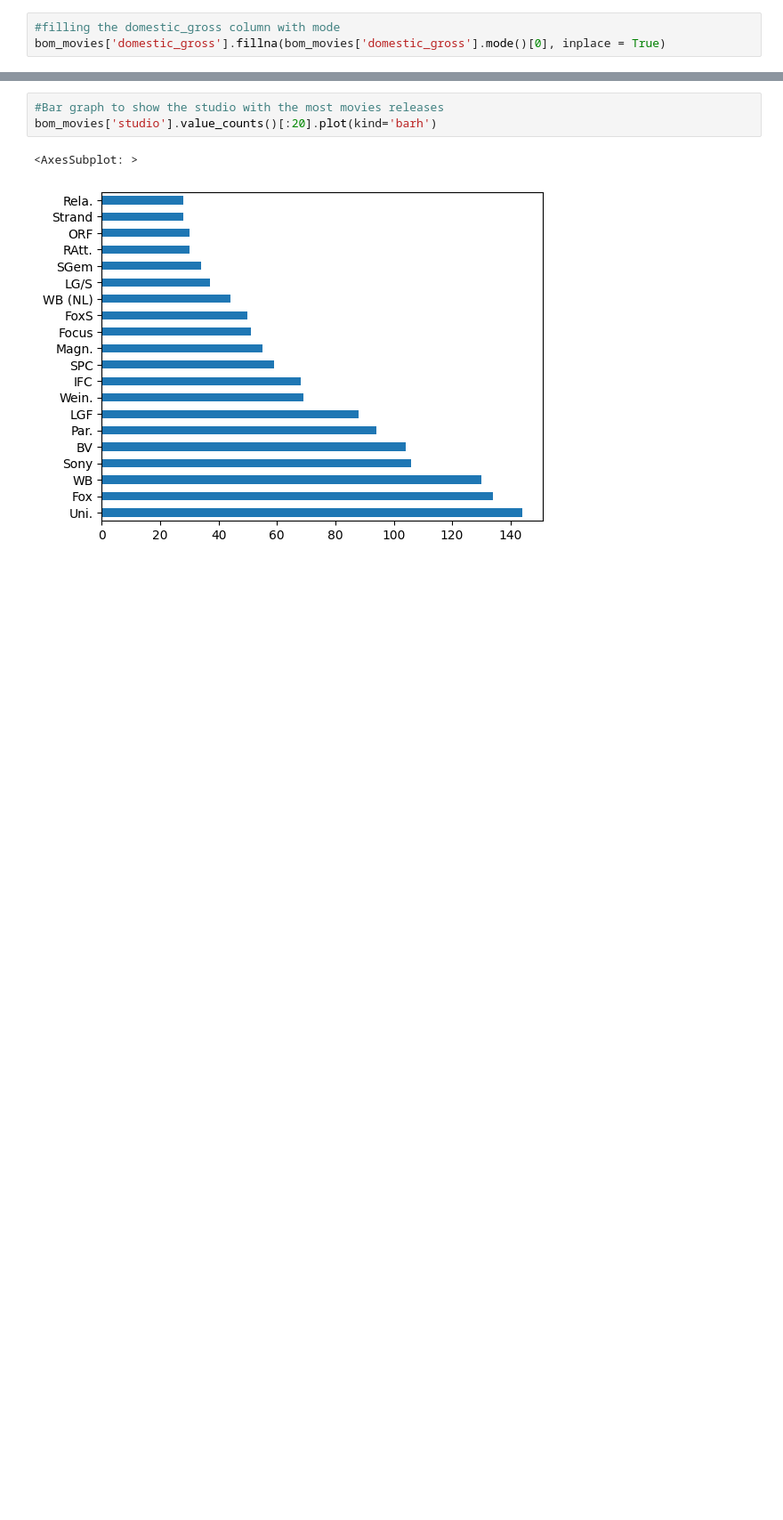
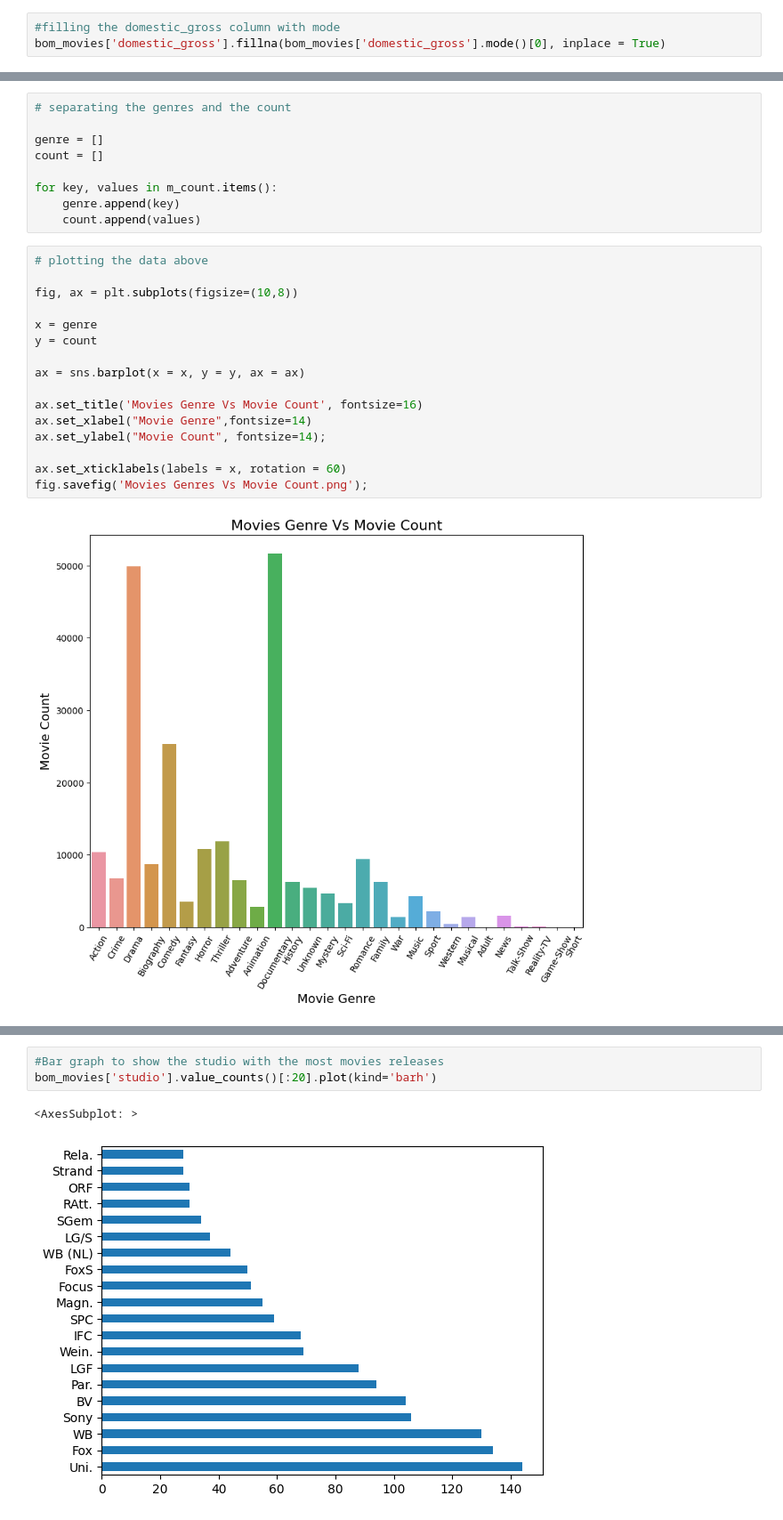
Before and after one commit to FlavianMiano/dsc-phase-1-project-v2-4, a Jupyter notebook: student.ipynb, the cells around one changed output, grey strips where cells are left out. Shown at 89% size. Cells and saved outputs as stored; diff of their text form; blank space fills up the shorter version.

```diff
--- a/student.ipynb
+++ b/student.ipynb
@@ -137,0 +629,27 @@ Name: studio, Length: 175, dtype: int64
+# %%
+# separating the genres and the count
+
+genre = []
+count = []
+
+for key, values in m_count.items():
+    genre.append(key)
+    count.append(values)
+# %%
+# plotting the data above
+
+fig, ax = plt.subplots(figsize=(10,8))
+
+x = genre
+y = count
+
+ax = sns.barplot(x = x, y = y, ax = ax)
+
+ax.set_title('Movies Genre Vs Movie Count', fontsize=16)
+ax.set_xlabel("Movie Genre",fontsize=14)
+ax.set_ylabel("Movie Count", fontsize=14);
+
+ax.set_xticklabels(labels = x, rotation = 60)
+fig.savefig('Movies Genres Vs Movie Count.png');
+# %% [output]
+[figure, added]
```
Also changed, not shown: parts of 64 cells of this notebook.
